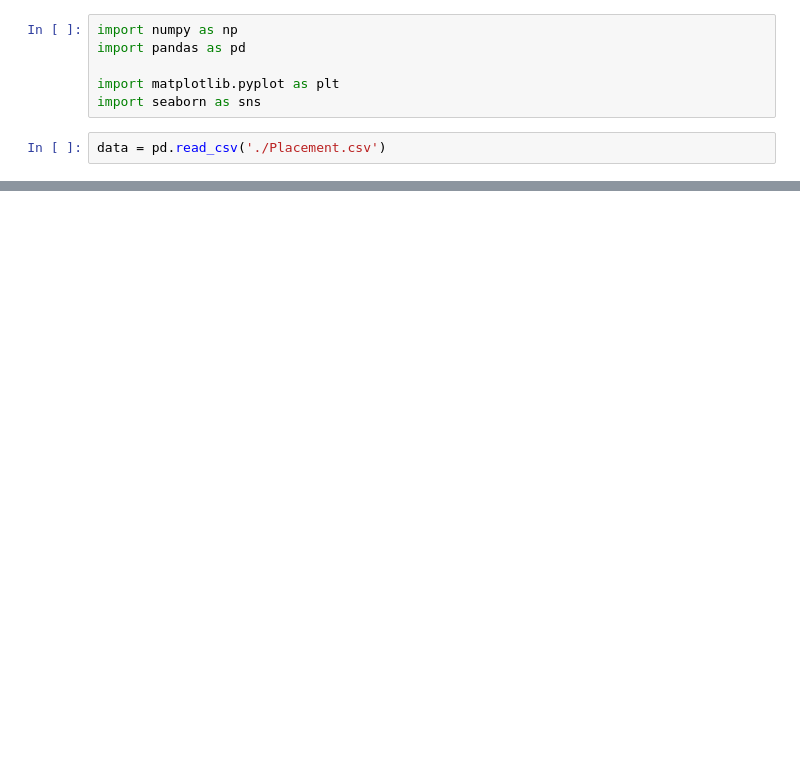
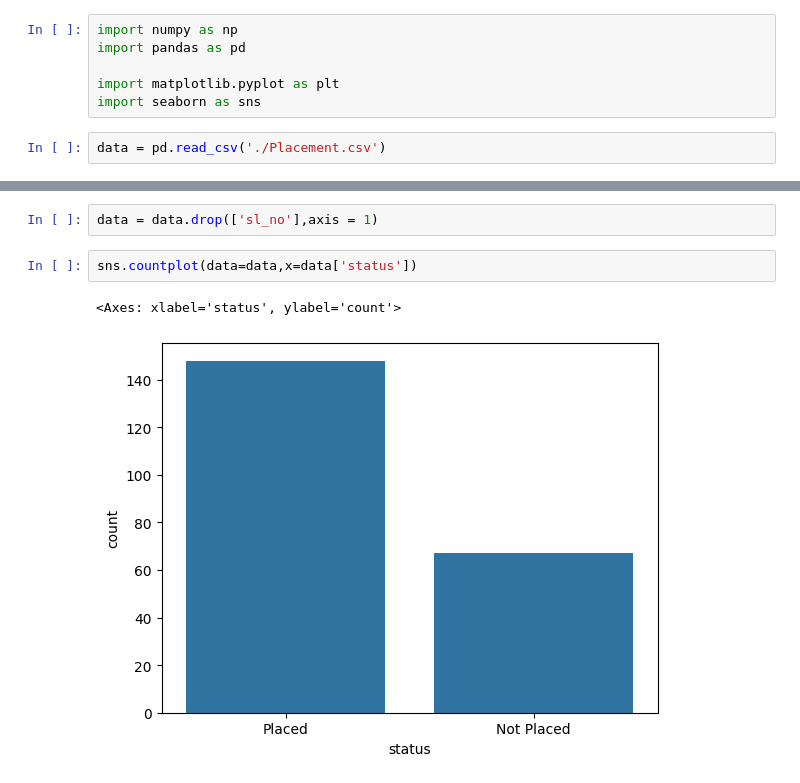
Before and after one commit to Gazuma/data-warehouse, a Jupyter notebook: Lab2.ipynb, the cells around one changed output, grey strips where cells are left out. Saved outputs shown, nothing was run; the diff lists cells and outputs as text; blank space fills up the shorter version.

```diff
--- a/Lab2.ipynb
+++ b/Lab2.ipynb
@@ -24,0 +46,7 @@ data
+# %%
+data = data.drop(['sl_no'],axis = 1)
+# %%
+sns.countplot(data=data,x=data['status'])
+# %% [output]
+<Axes: xlabel='status', ylabel='count'>
+[figure, added]
```
Also changed, not shown: parts of 21 cells of this notebook.
